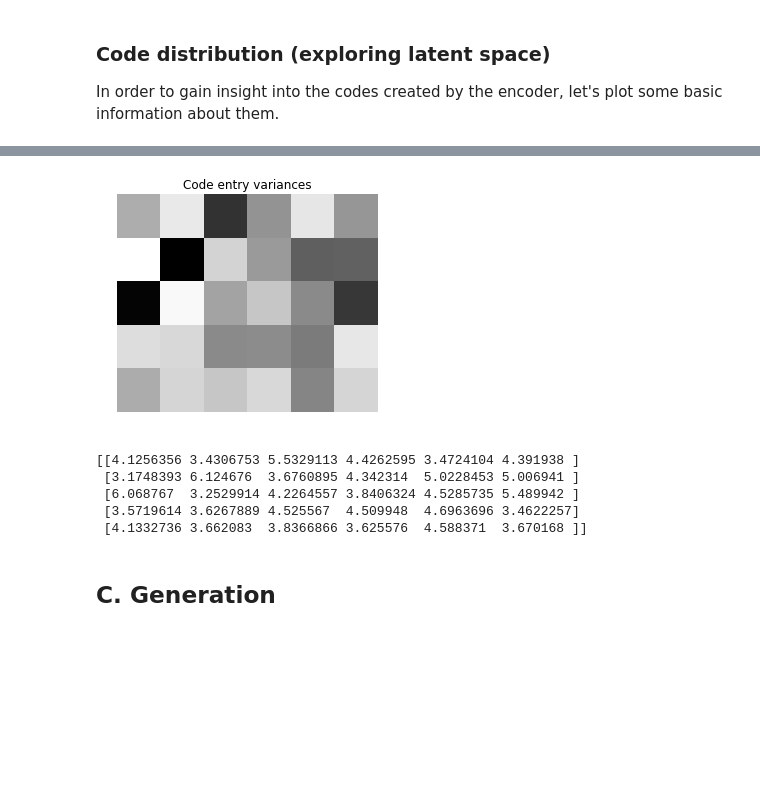
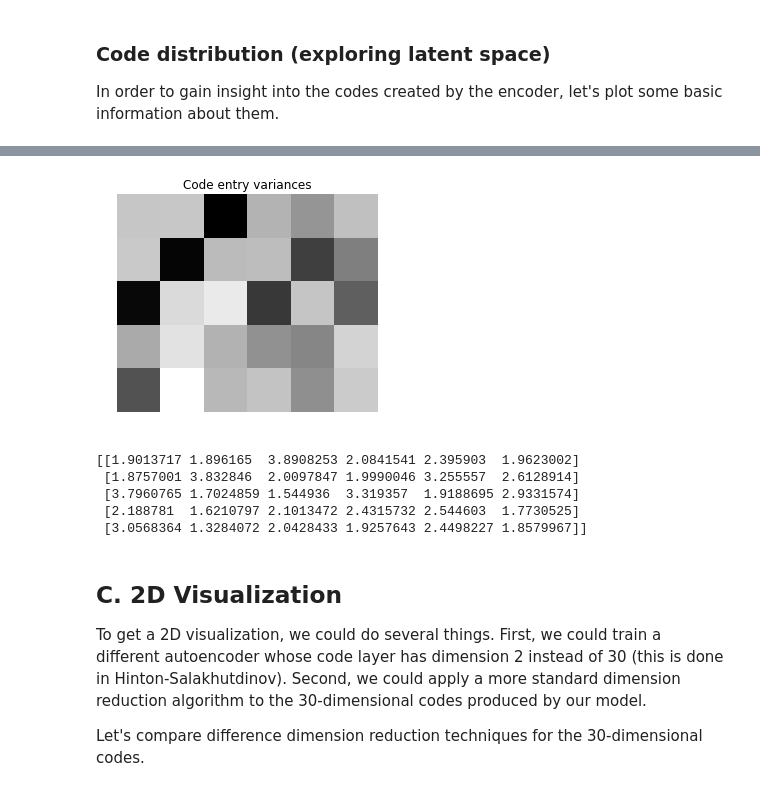
Before and after one commit to lanejere5/bm, a Jupyter notebook: Examples.ipynb, the cells around one changed output, grey strips where cells are left out. Cells and saved outputs as stored; diff of their text form; code cells hidden in the pictures; blank space fills up the shorter version.

```diff
--- a/Examples.ipynb
+++ b/Examples.ipynb
@@ -463,18 +404,16 @@ print(mean)
 # %%
-var = np.var(codes_2,axis=0).reshape((5,6))
+var = np.var(codes,axis=0).reshape((5,6))
 
 plt.imshow(var, cmap='binary', interpolation='nearest')
 plt.title("Code entry variances")
 plt.axis('off')
 plt.show()
 
 print(var)
 # %% [output]
-[figure, old version]
+[figure, new version]
-[[4.1256356 3.4306753 5.5329113 4.4262595 3.4724104 4.391938 ]
- [3.1748393 6.124676  3.6760895 4.342314  5.0228453 5.006941 ]
- [6.068767  3.2529914 4.2264557 3.8406324 4.5285735 5.489942 ]
- [3.5719614 3.6267889 4.525567  4.509948  4.6963696 3.4622257]
- [4.1332736 3.662083  3.8366866 3.625576  4.588371  3.670168 ]]
+[[1.9013717 1.896165  3.8908253 2.0841541 2.395903  1.9623002]
+ [1.8757001 3.832846  2.0097847 1.9990046 3.255557  2.6128914]
+ [3.7960765 1.7024859 1.544936  3.319357  1.9188695 2.9331574]
+ [2.188781  1.6210797 2.1013472 2.4315732 2.544603  1.7730525]
+ [3.0568364 1.3284072 2.0428433 1.9257643 2.4498227 1.8579967]]
-# %% [markdown]
-## C. Generation
@@ -480,0 +429,6 @@ print(var)
+# %% [markdown]
+## C. 2D Visualization
+
+To get a 2D visualization, we could do several things. First, we could train a different autoencoder whose code layer has dimension 2 instead of 30 (this is done in Hinton-Salakhutdinov). Second, we could apply a more standard dimension reduction algorithm to the 30-dimensional codes produced by our model.
+
+Let's compare difference dimension reduction techniques for the 30-dimensional codes.
```
Also changed, not shown: parts of 35 cells of this notebook.
